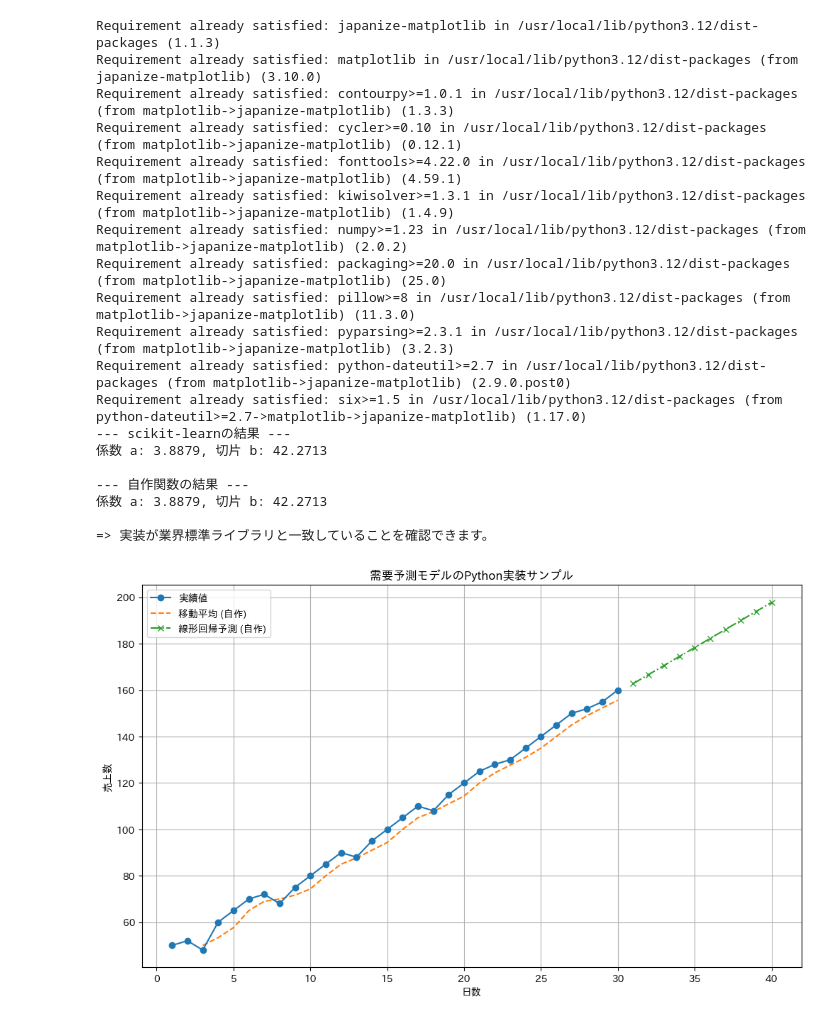
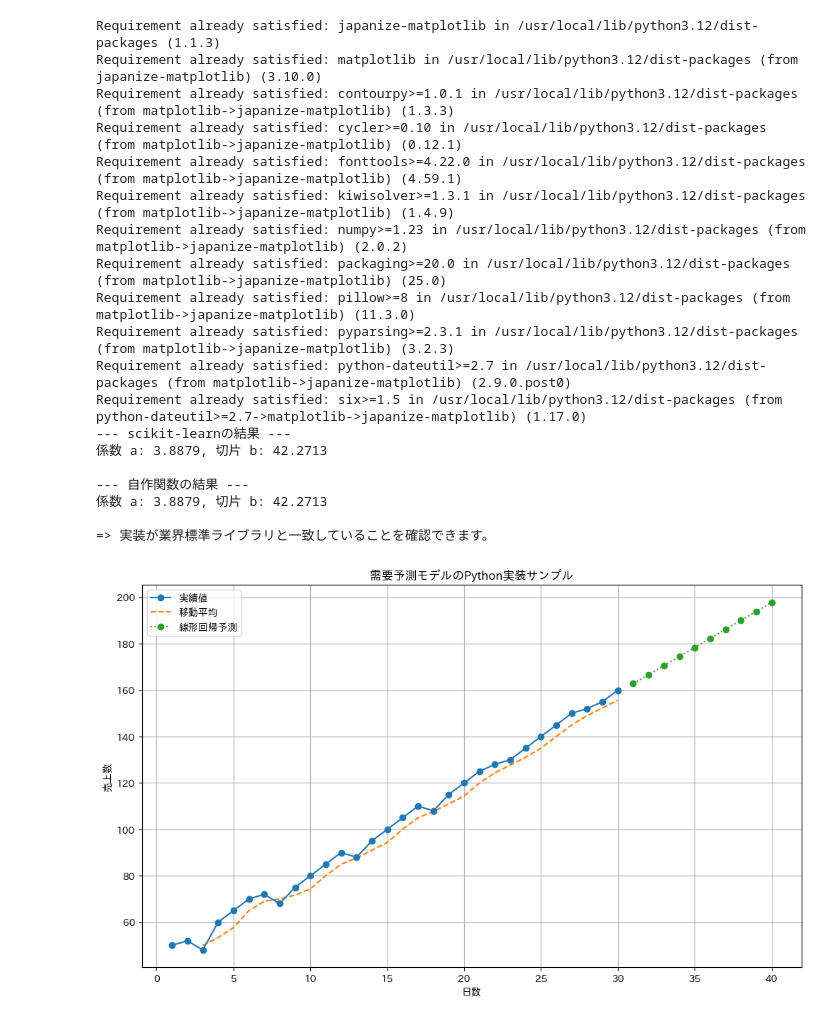
Before and after one commit to Logical-Code-Y/python-demand-forecast-portfolio, a Jupyter notebook: demand_forecast_portfolio.ipynb, the cells around one changed output. Saved outputs shown, nothing was run; the diff lists cells and outputs as text; code cells hidden in the pictures.

```diff
--- a/demand_forecast_portfolio.ipynb
+++ b/demand_forecast_portfolio.ipynb
@@ -25,6 +25,7 @@ X = df["day"].values.reshape(-1, 1)
 y = df["sales"].values
 
 # --- 2. 移動平均の実装 ---
+# ライブラリに頼らず、自作
 def calculate_moving_average(data, window_size=3):
     moving_averages = []
     for i in range(len(data)):
@@ -65,35 +66,35 @@ print("\n=> 実装が業界標準ライブラリと一致していることを
 # --- 5. グラフ出力と画像ファイルへの保存 ---
 plt.figure(figsize=(12, 7))
 plt.plot(df["day"], df["sales"], label="実績値", marker="o", zorder=3)
-plt.plot(df["day"], df["moving_avg_manual"], label="移動平均 (自作)", linestyle="--")
-plt.plot(future_days, future_pred_manual, label="線形回帰予測 (自作)", linestyle="-.", marker="x")
+plt.plot(df["day"], df["moving_avg_manual"], label="移動平均", linestyle="--")
+plt.plot(future_days, future_pred_manual, label="線形回帰予測", linestyle=":", marker="o")
 plt.xlabel("日数")
 plt.ylabel("売上数")
 plt.title("需要予測モデルのPython実装サンプル")
 plt.legend()
 plt.grid(True)
 
 # GitHubのREADMEに表示するための画像ファイルとして保存
 plt.savefig("demand_prediction_sample.png", dpi=150, bbox_inches="tight")
 plt.show()
 # %% [output]
 Requirement already satisfied: japanize-matplotlib in /usr/local/lib/python3.12/dist-packages (1.1.3)
 Requirement already satisfied: matplotlib in /usr/local/lib/python3.12/dist-packages (from japanize-matplotlib) (3.10.0)
 Requirement already satisfied: contourpy>=1.0.1 in /usr/local/lib/python3.12/dist-packages (from matplotlib->japanize-matplotlib) (1.3.3)
 Requirement already satisfied: cycler>=0.10 in /usr/local/lib/python3.12/dist-packages (from matplotlib->japanize-matplotlib) (0.12.1)
 Requirement already satisfied: fonttools>=4.22.0 in /usr/local/lib/python3.12/dist-packages (from matplotlib->japanize-matplotlib) (4.59.1)
 Requirement already satisfied: kiwisolver>=1.3.1 in /usr/local/lib/python3.12/dist-packages (from matplotlib->japanize-matplotlib) (1.4.9)
 Requirement already satisfied: numpy>=1.23 in /usr/local/lib/python3.12/dist-packages (from matplotlib->japanize-matplotlib) (2.0.2)
 Requirement already satisfied: packaging>=20.0 in /usr/local/lib/python3.12/dist-packages (from matplotlib->japanize-matplotlib) (25.0)
 Requirement already satisfied: pillow>=8 in /usr/local/lib/python3.12/dist-packages (from matplotlib->japanize-matplotlib) (11.3.0)
 Requirement already satisfied: pyparsing>=2.3.1 in /usr/local/lib/python3.12/dist-packages (from matplotlib->japanize-matplotlib) (3.2.3)
 Requirement already satisfied: python-dateutil>=2.7 in /usr/local/lib/python3.12/dist-packages (from matplotlib->japanize-matplotlib) (2.9.0.post0)
 Requirement already satisfied: six>=1.5 in /usr/local/lib/python3.12/dist-packages (from python-dateutil>=2.7->matplotlib->japanize-matplotlib) (1.17.0)
 --- scikit-learnの結果 ---
 係数 a: 3.8879, 切片 b: 42.2713
 
 --- 自作関数の結果 ---
 係数 a: 3.8879, 切片 b: 42.2713
 
 => 実装が業界標準ライブラリと一致していることを確認できます。
-[figure, old version]
+[figure, new version]
```
